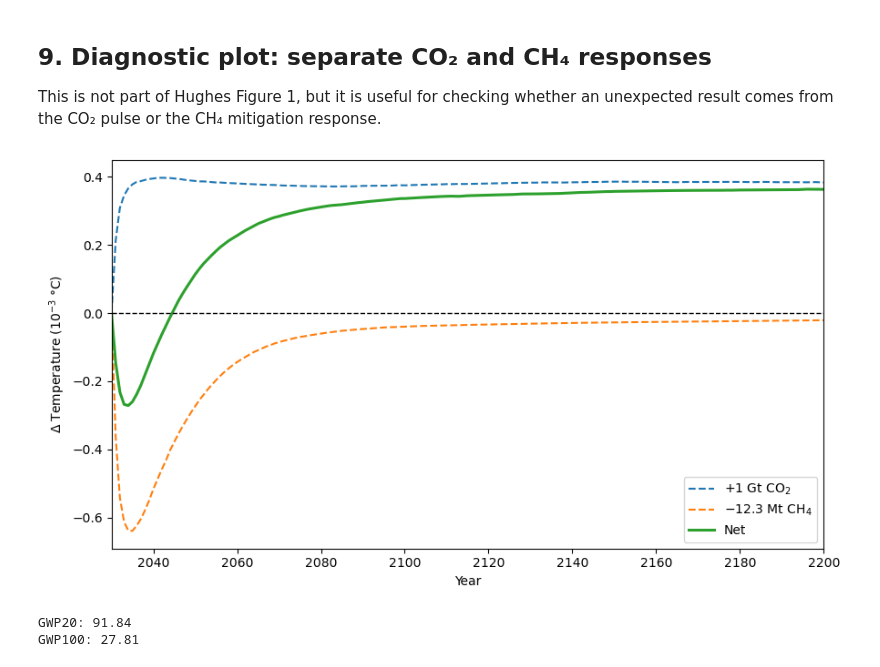
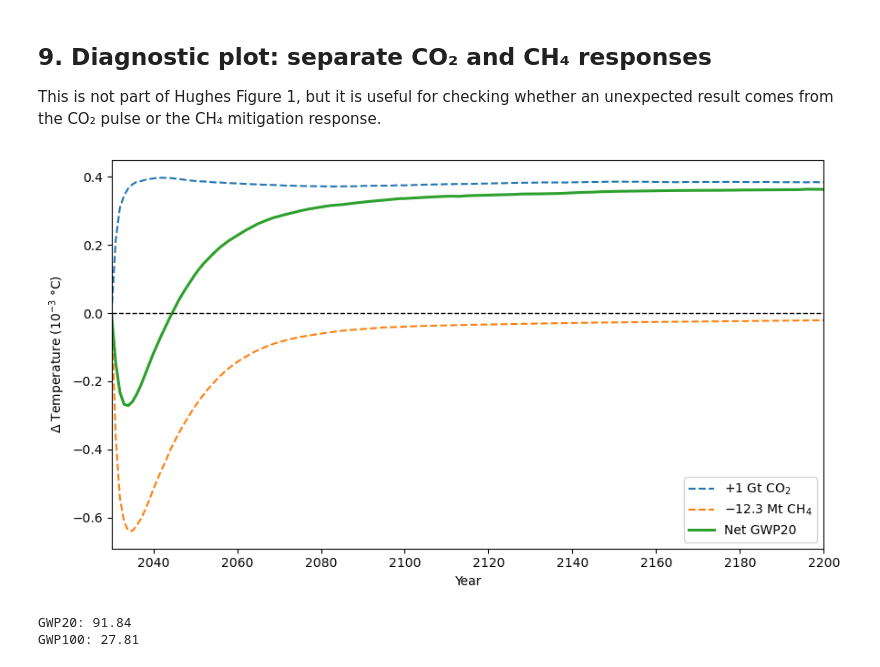
Before and after one commit to carbonplan/slcp-offsetting, a Jupyter notebook: notebooks/Sandbox_FaIR_Hughes.ipynb, the cells around one changed output. Cells and saved outputs as stored; diff of their text form; code cells hidden in the pictures.

```diff
--- a/notebooks/Sandbox_FaIR_Hughes.ipynb
+++ b/notebooks/Sandbox_FaIR_Hughes.ipynb
@@ -77,7 +80,7 @@ CH4 emissions scaled by 1.250
 # %%
 df_configs = pd.read_csv(FAIR_PARAMS_141, index_col=0)
 configs = df_configs.index
-scenarios = [BASELINE, "co2_pulse", "ch4_mitigation", "net"]
+scenarios = [BASELINE, "co2_pulse", "ch4_mitigation", "net_gwp20", "net_gwp100", "net_gwp500",]
 
 f = FAIR(ch4_method="Thornhill2021")
 f.define_time(START_YEAR, END_YEAR, 1)
@@ -237,19 +242,26 @@ baseline_T = f.temperature.sel(scenario=BASELINE, layer=0)
 
 dT_co2 = f.temperature.sel(scenario="co2_pulse", layer=0) - baseline_T
 dT_ch4 = f.temperature.sel(scenario="ch4_mitigation", layer=0) - baseline_T
-dT_net = f.temperature.sel(scenario="net", layer=0) - baseline_T
+baseline_T = f.temperature.sel(scenario=BASELINE, layer=0)
+
+dT_net = {
+    gwp: f.temperature.sel(scenario=f"net_{gwp.lower()}", layer=0) - baseline_T
+    for gwp in CH4_MITIGATION_MT}
 
 years = np.asarray(f.timebounds, dtype=float)
 plot_years = years + 1
 mask = plot_years >= 2028
 
-net_p50 = dT_net.median(dim="config").values
-net_p05 = dT_net.quantile(0.05, dim="config").values
-net_p95 = dT_net.quantile(0.95, dim="config").values
-co2_p50 = dT_co2.median(dim="config").values
-ch4_p50 = dT_ch4.median(dim="config").values
+co2_p50 = dT_co2.median("config").values
+ch4_p50 = dT_ch4.median("config").values
 
-# define crossover year calculation
+net_p05 = {gwp: x.quantile(0.05, dim="config").values
+    for gwp, x in dT_net.items()}
+net_p50 = {gwp: x.median("config").values
+    for gwp, x in dT_net.items()}
+net_p95 = {gwp: x.quantile(0.95, dim="config").values
+    for gwp, x in dT_net.items()}
+
 def crossover_year(x, y, start=2030):
     m = x >= start
     xx, yy = x[m], y[m]
@@ -258,11 +270,16 @@ def crossover_year(x, y, start=2030):
             return xx[i-1] + (0 - yy[i-1]) * (xx[i] - xx[i-1]) / (yy[i] - yy[i-1])
     return np.nan
 
-cross = crossover_year(plot_years, net_p50)
-imin = np.nanargmin(net_p50[plot_years >= PULSE_YEAR])
-post_years = years[plot_years >= PULSE_YEAR]
-post_net = net_p50[plot_years >= PULSE_YEAR]
+cross_years = {gwp: crossover_year(plot_years, y, start=PULSE_YEAR)
+    for gwp, y in net_p50.items()}
 
-print(f"Median crossover year: {cross:.1f}")
-print(f"Median peak cooling: {post_net[imin]*1e3:.3f} × 10⁻³ K in {post_years[imin]:.0f}")
+post = plot_years >= PULSE_YEAR
+
+for gwp, y in net_p50.items():
+    imin = np.nanargmin(y[post])
+    print(
+        f"{gwp}: CH4 = {CH4_MITIGATION_MT[gwp]:.1f} Mt, "
+        f"crossover = {cross_years[gwp]:.1f}, "
+        f"peak cooling = {y[post][imin]*1e3:.3f} × 10⁻³ K "
+        f"in {plot_years[post][imin]:.0f}")
 # %% [output]
@@ -301,20 +389,20 @@ This is not part of Hughes Figure 1, but it is useful for checking whether an un
 # %%
 fig, ax = plt.subplots(figsize=(9, 5))
 
 m = plot_years >= PULSE_YEAR
 ax.plot(plot_years[m], co2_p50[m] * 1e3, "--", label="+1 Gt CO$_2$")
 ax.plot(plot_years[m], ch4_p50[m] * 1e3, "--", label="−12.3 Mt CH$_4$")
-ax.plot(plot_years[m], net_p50[m] * 1e3, linewidth=2.2, label="Net")
+ax.plot(plot_years[m], net_p50["GWP20"][m] * 1e3, linewidth=2.2, label="Net GWP20")
 ax.axhline(0, color="black", linestyle="--", linewidth=1)
 
 ax.set_xlim(PULSE_YEAR, 2200)
 ax.set_xlabel("Year")
 ax.set_ylabel("Δ Temperature ($10^{-3}$ °C)")
 ax.legend()
 fig.tight_layout()
 plt.show()
 # %% [output]
-[figure, old version]
+[figure, new version]
 # %%
 # ----------------------------
 # implied GWP20 and GWP100 from integrated radiative forcing
```
Also changed, not shown: parts of 6 cells of this notebook, 2 other files.
